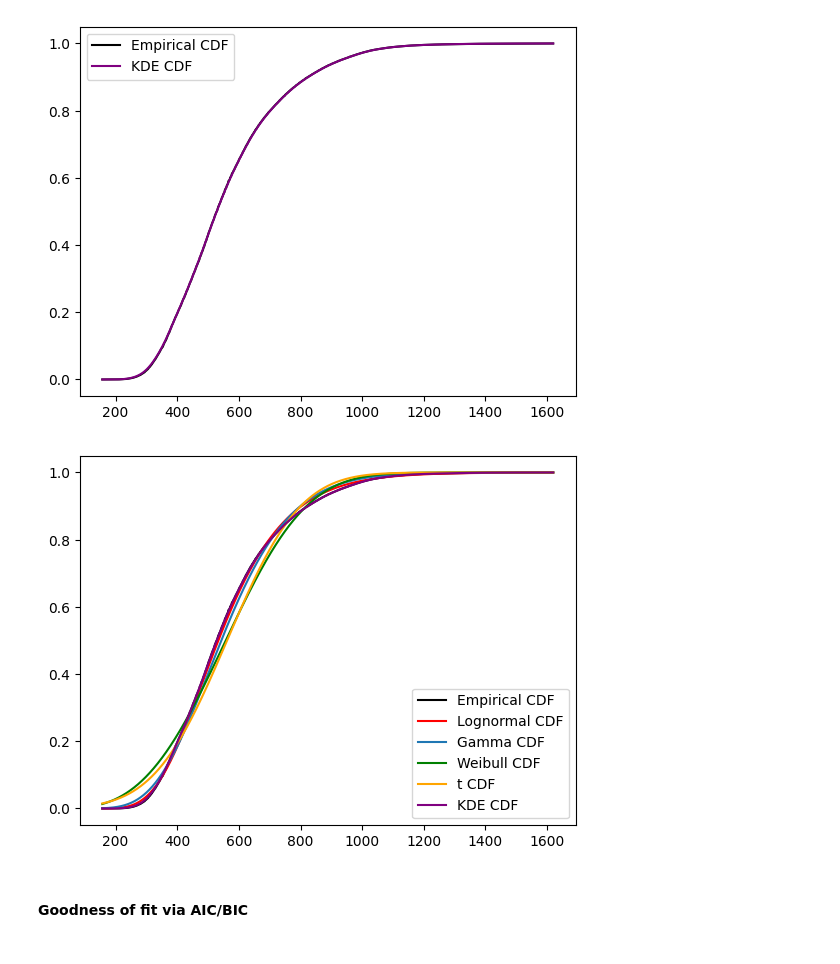
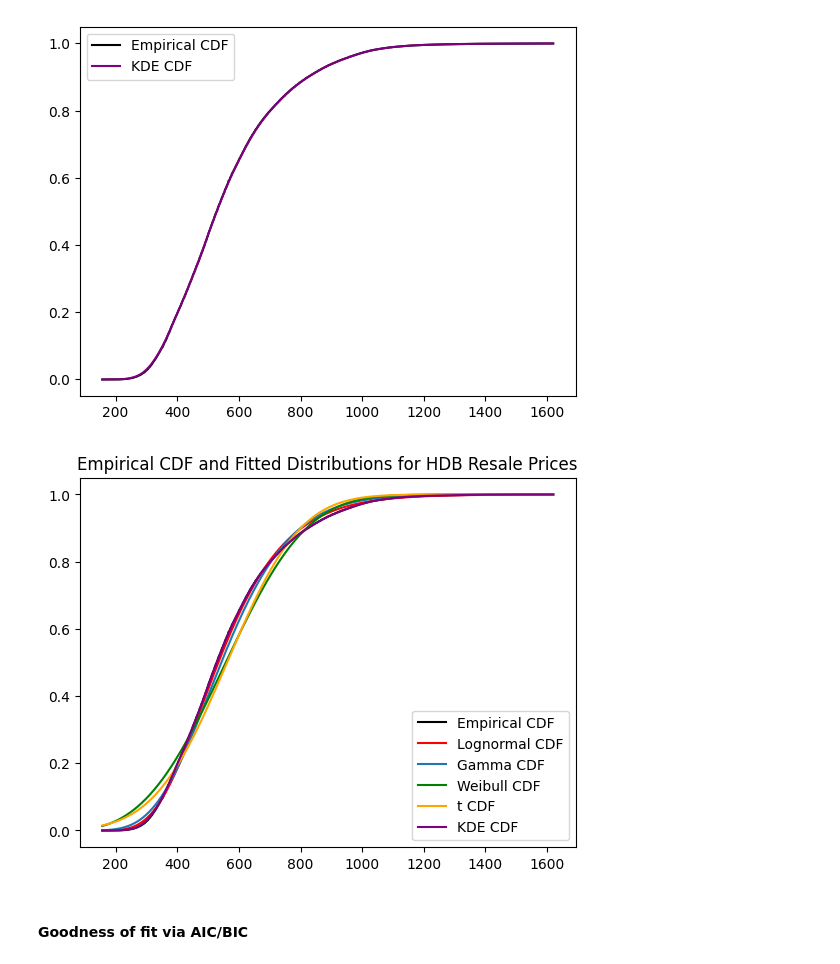
Before and after one commit to luna-ortus-cor/EC4305-Project, a Jupyter notebook: copula/marginal.ipynb, the cells around one changed output. Saved outputs shown, nothing was run; the diff lists cells and outputs as text; code cells hidden in the pictures.

```diff
--- a/copula/marginal.ipynb
+++ b/copula/marginal.ipynb
@@ -198,16 +198,17 @@ plt.legend()
 # %%
 # All plots together
 plt.plot(x, ECDF(price)(x), label="Empirical CDF", color='black')
 plt.plot(x, lognorm.cdf(x, log_shape, loc=log_loc, scale=log_scale), label="Lognormal CDF", color='red')
 plt.plot(x, gamma.cdf(x, g_shape, loc=g_loc, scale=g_scale), label="Gamma CDF")
 plt.plot(x, weibull_min.cdf(x, w_c, loc=w_loc, scale=w_scale), label="Weibull CDF", color="green")
 plt.plot(x, t.cdf(x, t_df, loc=t_loc, scale=t_scale), label="t CDF", color="orange")
 plt.plot(x, cdf_kde_price, label="KDE CDF", color='purple')
 
 plt.legend()
+plt.title("Empirical CDF and Fitted Distributions for HDB Resale Prices")
 plt.show()
 # %% [output]
-[figure, old version]
+[figure, new version]
 # %% [markdown]
 #### Goodness of fit via AIC/BIC
 # %% [markdown]
```
Also changed, not shown: parts of 10 cells of this notebook.
